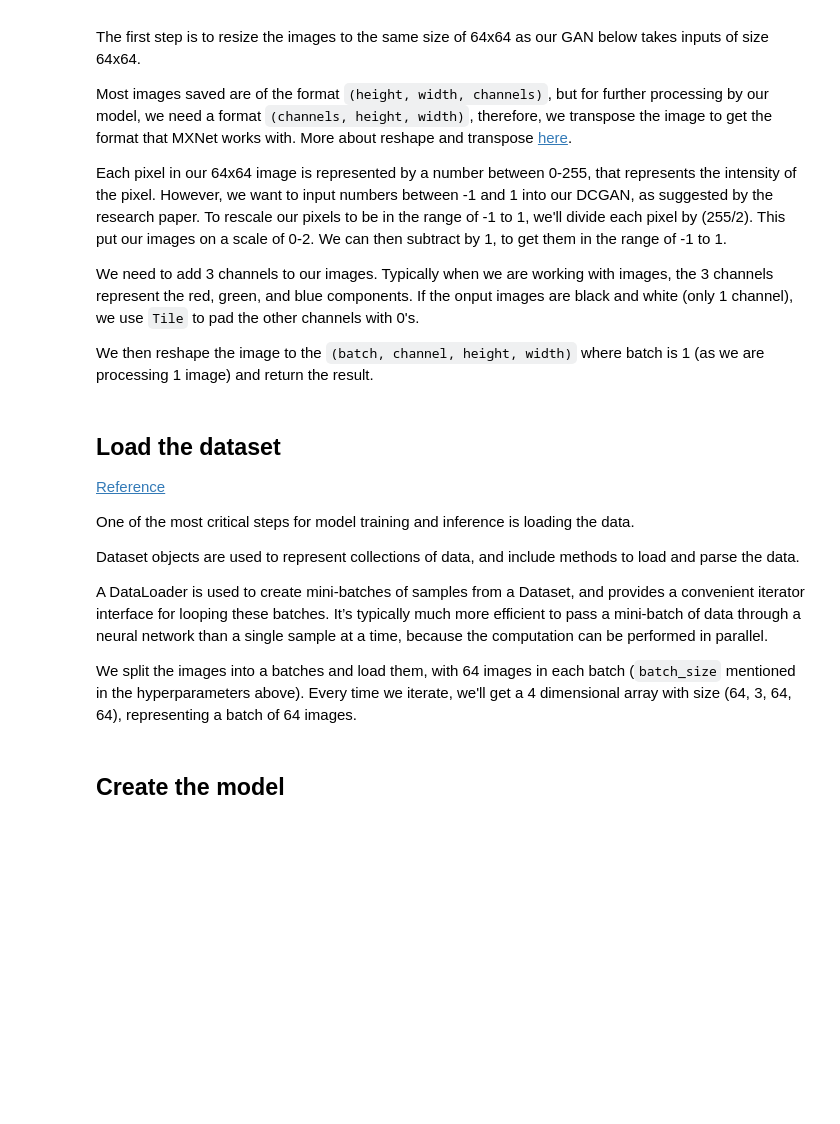
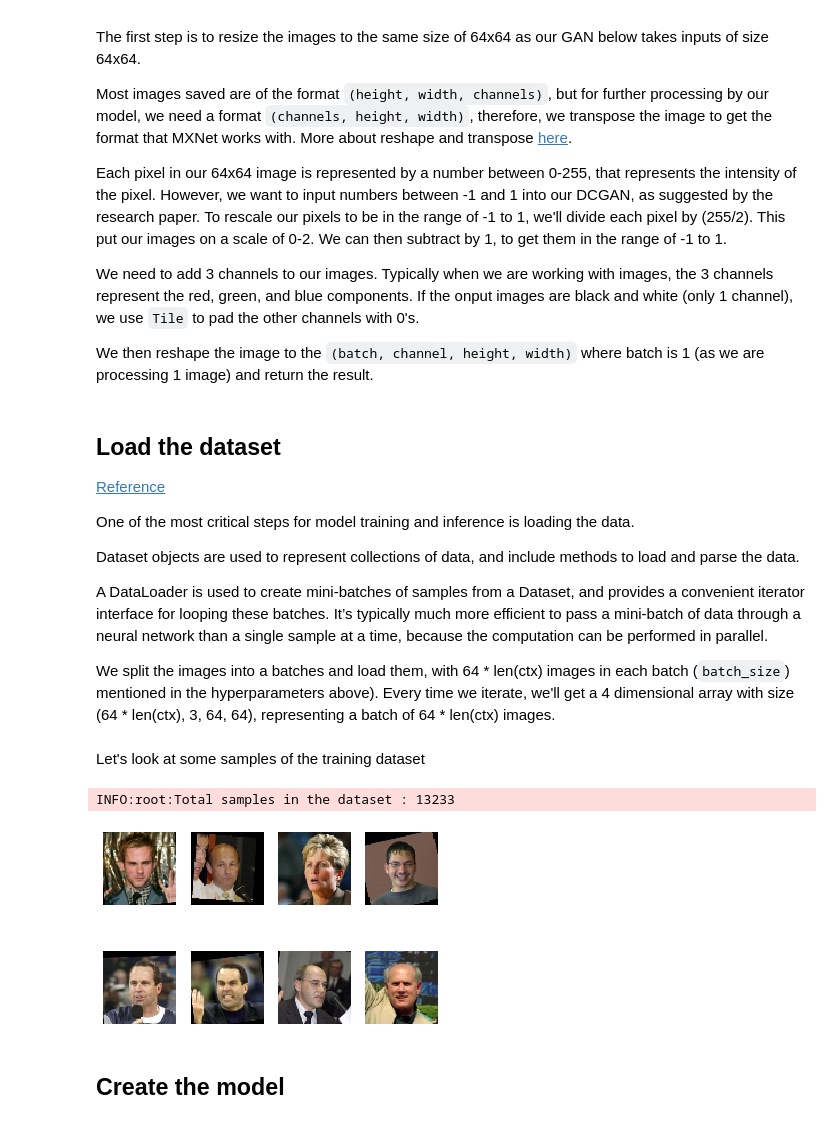
Before and after one commit to vandanavk/mxnet-gluon-gan, a Jupyter notebook: dcgan/dcgan.ipynb, the cells around one changed output. Saved outputs shown, nothing was run; the diff lists cells and outputs as text; code cells hidden in the pictures; blank space fills up the shorter version.

```diff
--- a/dcgan/dcgan.ipynb
+++ b/dcgan/dcgan.ipynb
@@ -104,3 +151,3 @@ Dropdown(description='Dataset:', options=('Faces', 'Cartoon', 'Classroom', 'Flow
 # %%
-data_dir = w.value
+data_dir = '/tmp/' + w.value
 # %%
@@ -160,12 +212,24 @@ Dataset objects are used to represent collections of data, and include methods t
 A DataLoader is used to create mini-batches of samples from a Dataset, and provides a convenient iterator interface for looping these batches. It’s typically much more efficient to pass a mini-batch of data through a neural network than a single sample at a time, because the computation can be performed in parallel.
 
 
-We split the images into a batches and load them, with 64 images in each batch (`batch_size` mentioned in the hyperparameters above). Every time we iterate, we'll get a 4 dimensional array with size (64, 3, 64, 64), representing a batch of 64 images.
+We split the images into a batches and load them, with 64 * len(ctx) images in each batch (`batch_size`) mentioned in the hyperparameters above). Every time we iterate, we'll get a 4 dimensional array with size (64 * len(ctx), 3, 64, 64), representing a batch of 64 * len(ctx) images.
 # %%
 train_images, train_filenames = get_files(data_dir)
 
 train_data = gluon.data.ArrayDataset(nd.concatenate(train_images))
 train_dataloader = gluon.data.DataLoader(train_data, batch_size=batch_size, shuffle=True, last_batch='rollover', num_workers=multiprocessing.cpu_count()-1)
+# %% [markdown]
+Let's look at some samples of the training dataset
+# %%
+logging.info('Total samples in the dataset : %d' %(len(train_data)))
+num_image = 8
+for i in range(num_image):
+    plt.subplot(2,4,i+1)
+    visualize(train_data[i])
+plt.show()
+# %% [output]
+INFO:root:Total samples in the dataset : 13233
+[figure, added]
 # %% [markdown]
 ## Create the model
 # %% [markdown]
```
Also changed, not shown: parts of 29 cells of this notebook.
